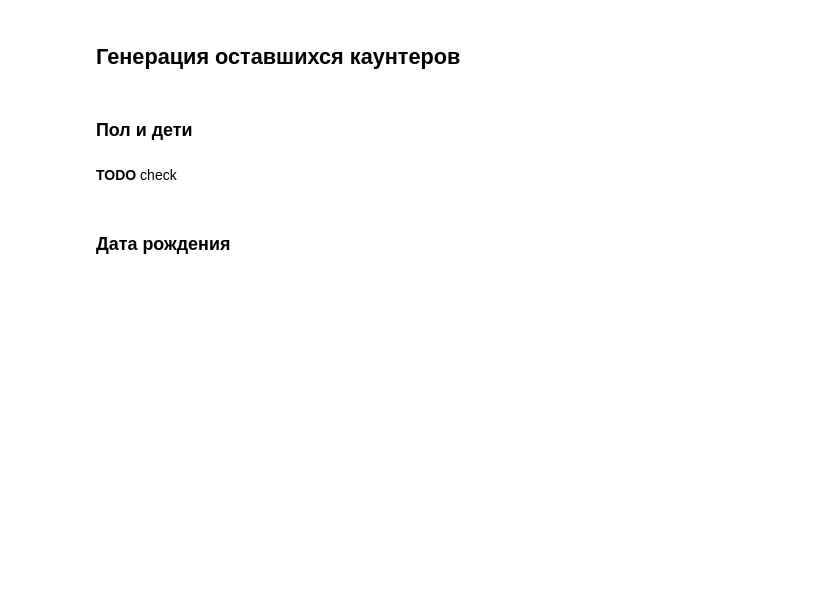
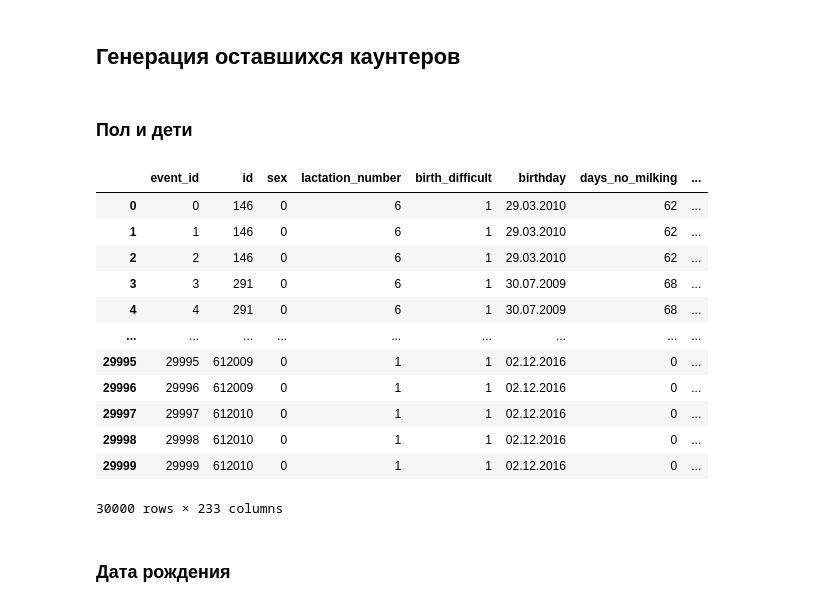
Before and after one commit to Desiment/cows-hack, a Jupyter notebook: notebooks/Preprocessing.ipynb, the cells around one changed output. Cells and saved outputs as stored; diff of their text form; code cells hidden in the pictures; blank space fills up the shorter version.

```diff
--- a/notebooks/Preprocessing.ipynb
+++ b/notebooks/Preprocessing.ipynb
@@ -408,15 +423,32 @@ for event in EventRules.keys():
 ## Генерация оставшихся каунтеров
 # %% [markdown]
 ### Пол и дети
-# %%
-df['sex'] = df['sex'].apply(lambda x: 1 if x =='F' else 0)
 # %%
-df['childs_fa'] = df['birth_result'].apply(lambda x: str(x).count('FA'))
-df['childs_ma'] = df['birth_result'].apply(lambda x: str(x).count('MA'))
-df['childs_fd'] = df['birth_result'].apply(lambda x: str(x).count('FD'))
-df['childs_md'] = df['birth_result'].apply(lambda x: str(x).count('MD'))
-
-df['childs_m'] = df['birth_result'].apply(lambda x: str(x).count('M'))
-df['childs_f'] = df['birth_result'].apply(lambda x: str(x).count('F'))
-df['childs_d'] = df['birth_result'].apply(lambda x: str(x).count('D'))
-df['childs_a'] = df['birth_result'].apply(lambda x: str(x).count('A'))
+df_features = [
+    df['sex'].apply(lambda x: 1 if x == 'F' else 0).rename('sex'),
+    df['birth_result'].apply(lambda x: str(x).count('FA')).rename('sechilds_fa'),
+    df['birth_result'].apply(lambda x: str(x).count('MA')).rename('sechilds_ma'),
+    df['birth_result'].apply(lambda x: str(x).count('FD')).rename('sechilds_fd'),
+    df['birth_result'].apply(lambda x: str(x).count('MD')).rename('sechilds_md'),
+    df['birth_result'].apply(lambda x: str(x).count('M')).rename('sechilds_m'),
+    df['birth_result'].apply(lambda x: str(x).count('F')).rename('sechilds_f'),
+    df['birth_result'].apply(lambda x: str(x).count('D')).rename('sechilds_d'),
+    df['birth_result'].apply(lambda x: str(x).count('A')).rename('sechilds_a')
+]
+df = pd.concat([df] + df_features, axis=1)
+df = df.drop(['birth_result'], axis=1)
+df
+# %% [output]
+|  | event_id | id | sex | lactation_number | birth_difficult | birthday | days_no_milking | ... |
+| 0 | 0 | 146 | 0 | 6 | 1 | 29.03.2010 | 62 | ... |
+| 1 | 1 | 146 | 0 | 6 | 1 | 29.03.2010 | 62 | ... |
+| 2 | 2 | 146 | 0 | 6 | 1 | 29.03.2010 | 62 | ... |
+| 3 | 3 | 291 | 0 | 6 | 1 | 30.07.2009 | 68 | ... |
+| 4 | 4 | 291 | 0 | 6 | 1 | 30.07.2009 | 68 | ... |
+| ... | ... | ... | ... | ... | ... | ... | ... | ... |
+| 29995 | 29995 | 612009 | 0 | 1 | 1 | 02.12.2016 | 0 | ... |
+| 29996 | 29996 | 612009 | 0 | 1 | 1 | 02.12.2016 | 0 | ... |
+| 29997 | 29997 | 612010 | 0 | 1 | 1 | 02.12.2016 | 0 | ... |
+| 29998 | 29998 | 612010 | 0 | 1 | 1 | 02.12.2016 | 0 | ... |
+| 29999 | 29999 | 612010 | 0 | 1 | 1 | 02.12.2016 | 0 | ... |
+30000 rows × 233 columns
@@ -426,5 +455,3 @@ df.dtypes
-# %% [markdown]
-**TODO** check
 # %% [markdown]
 ### Дата рождения
 # %%
```
Also changed, not shown: parts of 5 cells of this notebook.
